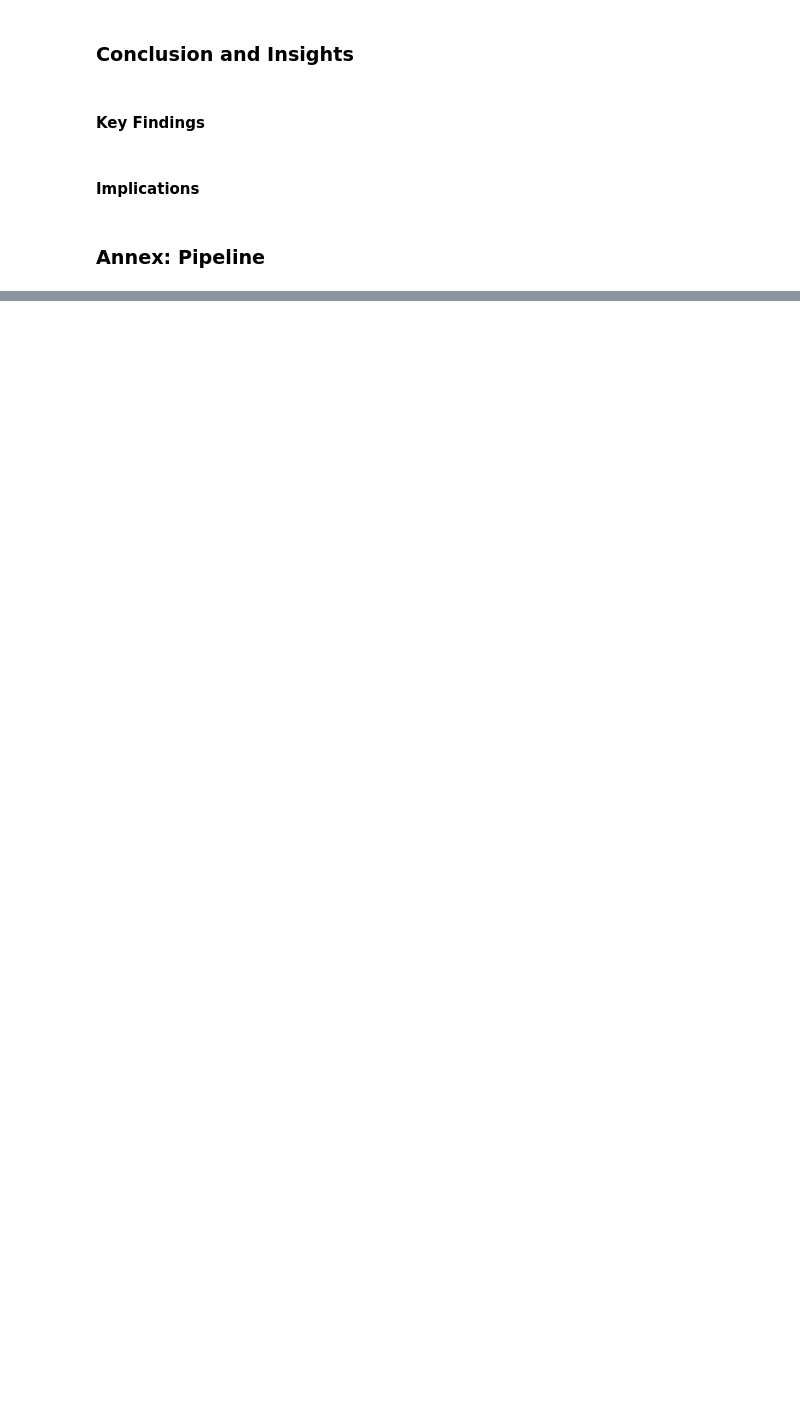
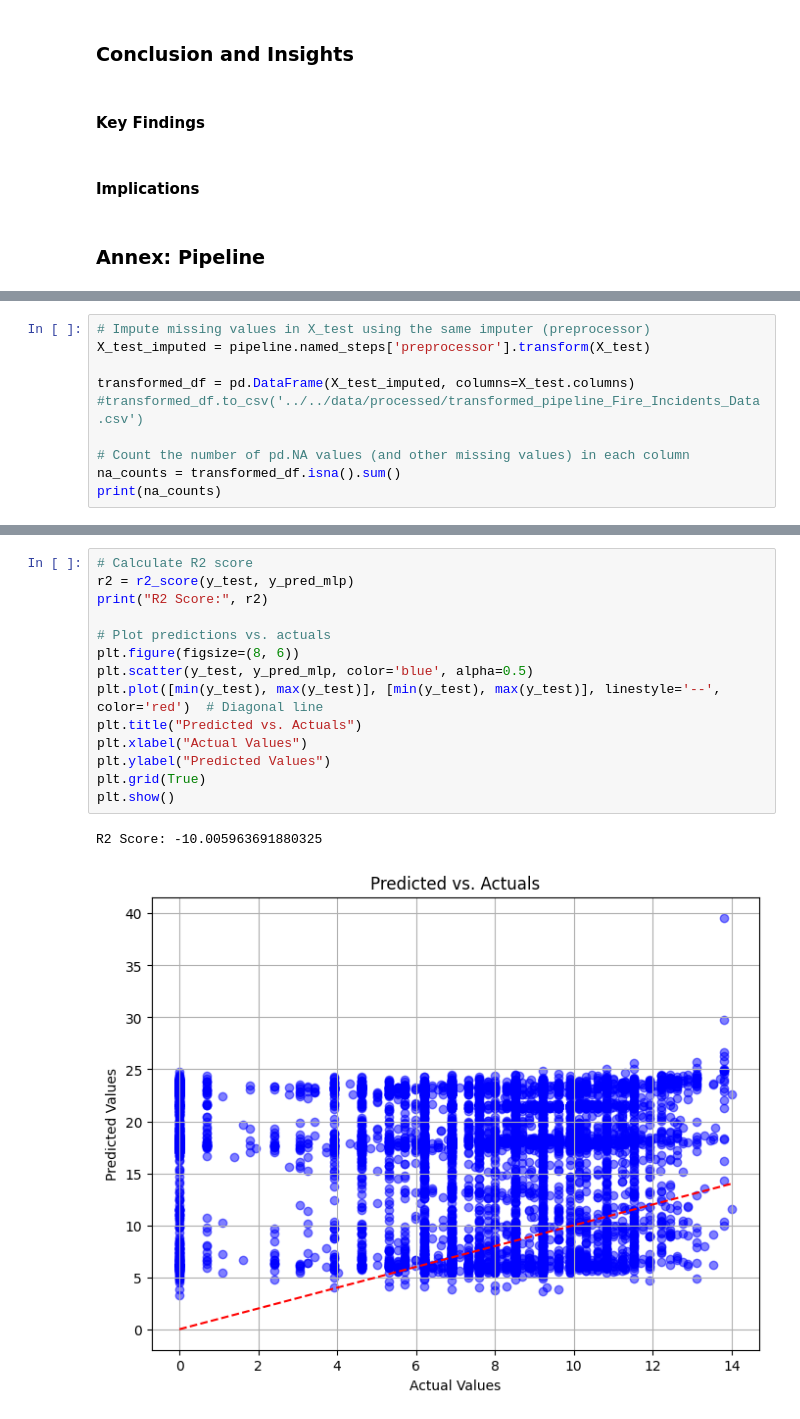
Before and after one commit to RyLiy/TorontoFireIncidents, a Jupyter notebook: src/modeling/main_nopipeline.ipynb, the cells around one changed output, grey strips where cells are left out. Saved outputs shown, nothing was run; the diff lists cells and outputs as text; blank space fills up the shorter version.

```diff
--- a/src/modeling/main_nopipeline.ipynb
+++ b/src/modeling/main_nopipeline.ipynb
@@ -859,0 +804,10 @@ LinearRegression does not accept missing values encoded as NaN natively. For sup
+# %%
+# Impute missing values in X_test using the same imputer (preprocessor)
+X_test_imputed = pipeline.named_steps['preprocessor'].transform(X_test)
+
+transformed_df = pd.DataFrame(X_test_imputed, columns=X_test.columns)
+#transformed_df.to_csv('../../data/processed/transformed_pipeline_Fire_Incidents_Data.csv')
+
+# Count the number of pd.NA values (and other missing values) in each column
+na_counts = transformed_df.isna().sum()
+print(na_counts)
@@ -859,0 +850,17 @@ LinearRegression does not accept missing values encoded as NaN natively. For sup
+# %%
+# Calculate R2 score
+r2 = r2_score(y_test, y_pred_mlp)
+print("R2 Score:", r2)
+
+# Plot predictions vs. actuals
+plt.figure(figsize=(8, 6))
+plt.scatter(y_test, y_pred_mlp, color='blue', alpha=0.5)
+plt.plot([min(y_test), max(y_test)], [min(y_test), max(y_test)], linestyle='--', color='red')  # Diagonal line
+plt.title("Predicted vs. Actuals")
+plt.xlabel("Actual Values")
+plt.ylabel("Predicted Values")
+plt.grid(True)
+plt.show()
+# %% [output]
+R2 Score: -10.005963691880325
+[figure, added]
```
Also changed, not shown: parts of 13 cells of this notebook.
